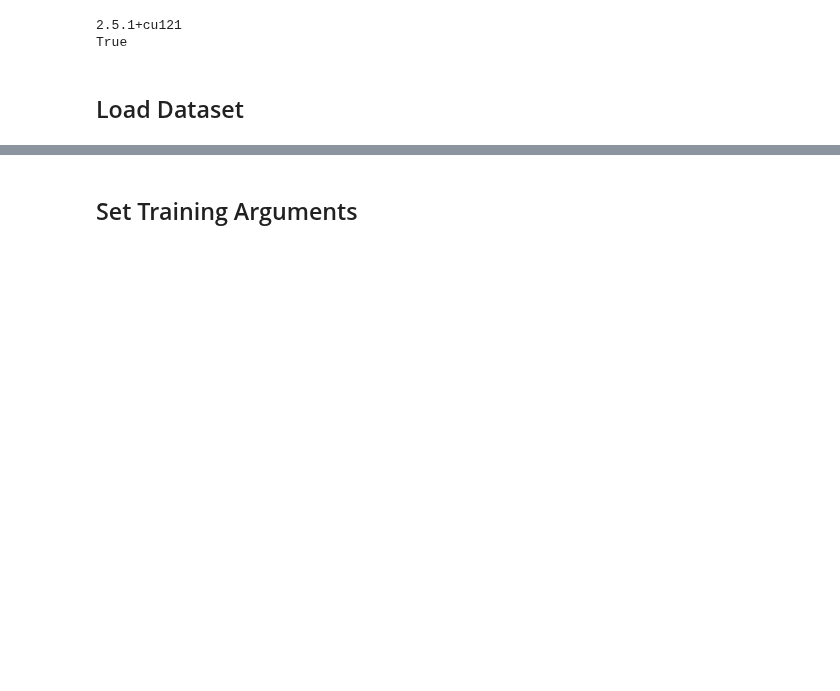
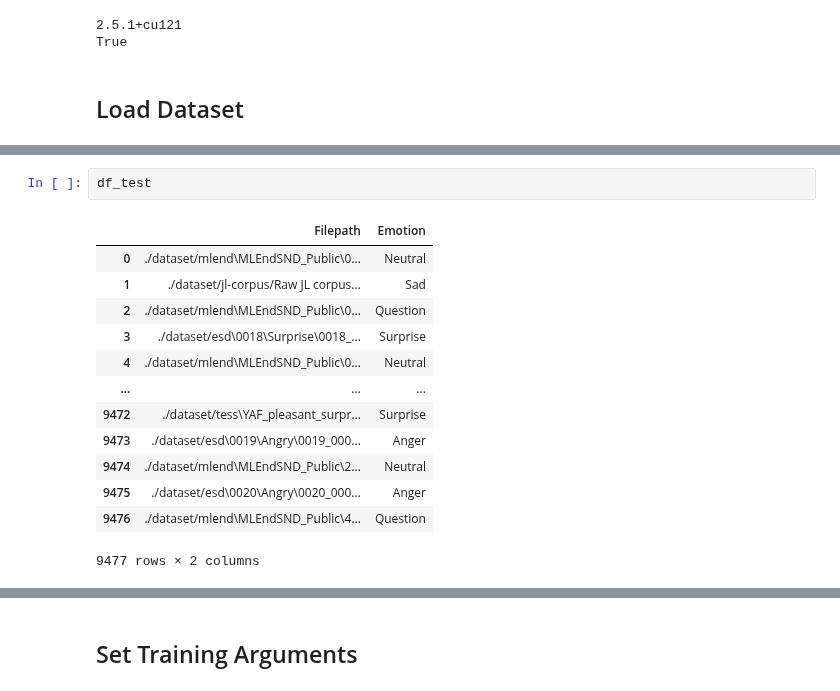
Before and after one commit to Fe-56/ai_project_ser, a Jupyter notebook: wav2vec2/wav2vec2-base-960h.ipynb, the cells around one changed output, grey strips where cells are left out. Cells and saved outputs as stored; diff of their text form; blank space fills up the shorter version.

```diff
--- a/wav2vec2/wav2vec2-base-960h.ipynb
+++ b/wav2vec2/wav2vec2-base-960h.ipynb
@@ -56,3 +67,19 @@ print(df_test)
+# %%
+df_test
+# %% [output]
+|  | Filepath | Emotion |
+| 0 | ./dataset/mlend\MLEndSND_Public\0... | Neutral |
+| 1 | ./dataset/jl-corpus/Raw JL corpus... | Sad |
+| 2 | ./dataset/mlend\MLEndSND_Public\0... | Question |
+| 3 | ./dataset/esd\0018\Surprise\0018_... | Surprise |
+| 4 | ./dataset/mlend\MLEndSND_Public\0... | Neutral |
+| ... | ... | ... |
+| 9472 | ./dataset/tess\YAF_pleasant_surpr... | Surprise |
+| 9473 | ./dataset/esd\0019\Angry\0019_000... | Anger |
+| 9474 | ./dataset/mlend\MLEndSND_Public\2... | Neutral |
+| 9475 | ./dataset/esd\0020\Angry\0020_000... | Anger |
+| 9476 | ./dataset/mlend\MLEndSND_Public\4... | Question |
+9477 rows × 2 columns
 # %%
 # Convert labels to integers
 unique_labels = sorted(df_train['Emotion'].unique())
```
Also changed, not shown: parts of 27 cells of this notebook, 5 other files.
